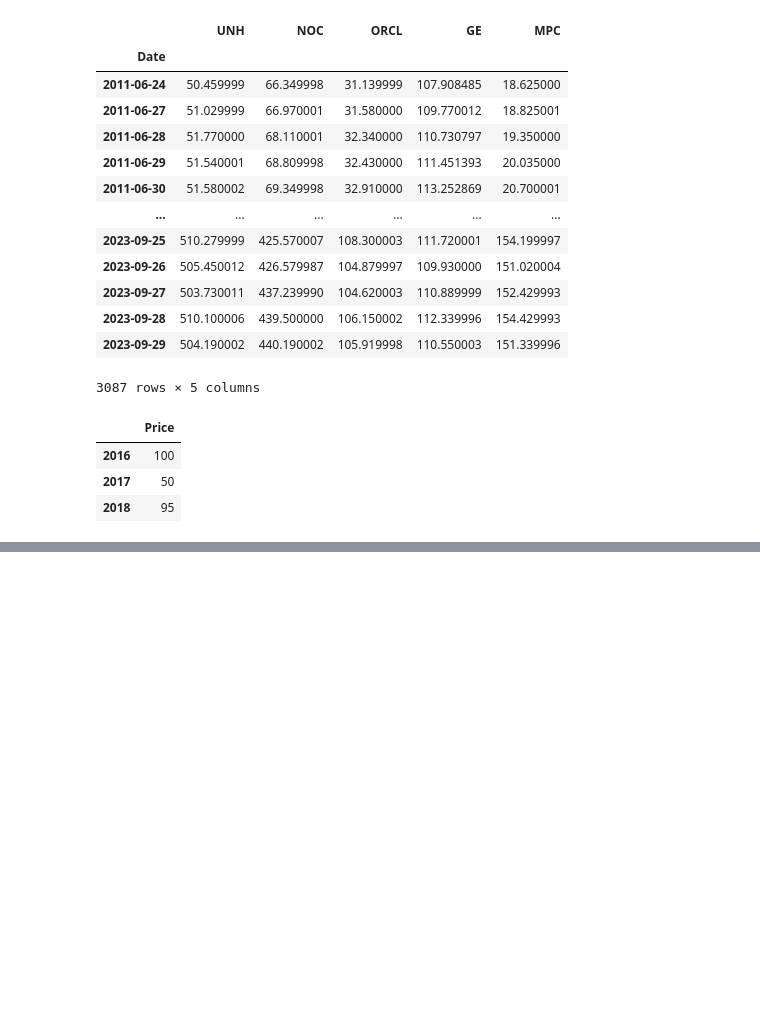
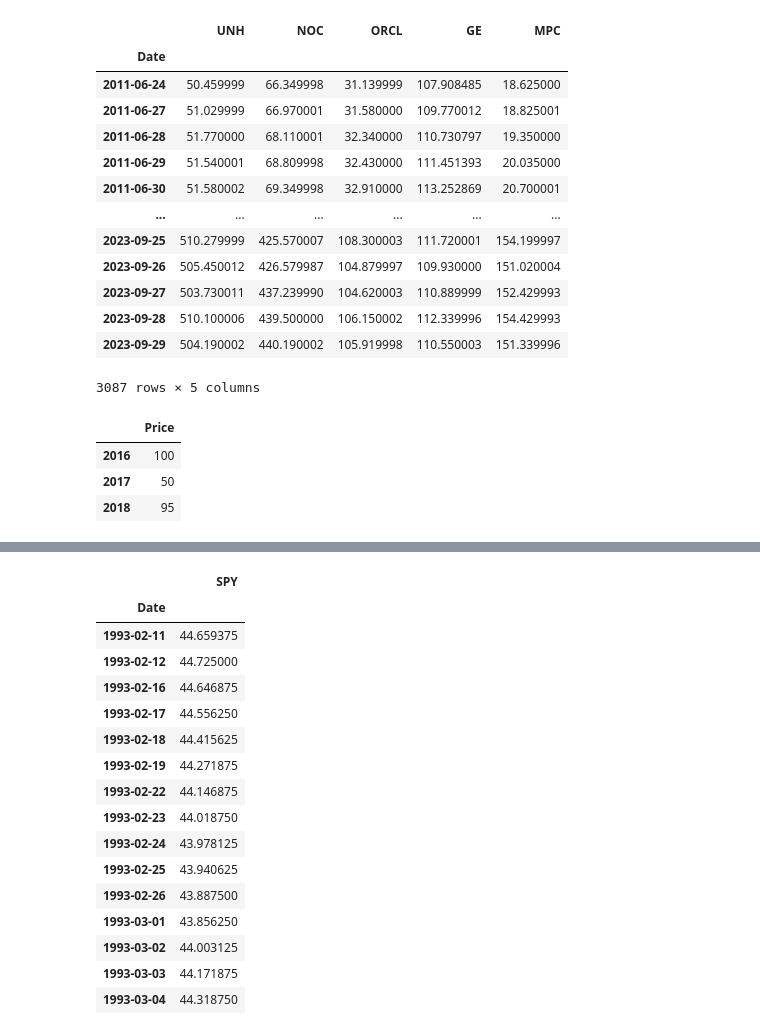
Before and after one commit to SouCode/RoboTrader, a Jupyter notebook: InMoneyTutorial2.ipynb, the cells around one changed output, grey strips where cells are left out. Drawn from its saved outputs; the diff is of its cells as text; code cells hidden in the pictures; blank space fills up the shorter version.

```diff
--- a/InMoneyTutorial2.ipynb
+++ b/InMoneyTutorial2.ipynb
@@ -248,0 +248,22 @@ plt.show()
+# %%
+spy_roll=spy.rolling(window=10)
+spy_roll=spy_roll.mean().dropna()
+spy_roll.head(15)
+# %% [output]
+|  | SPY |
+| Date |  |
+| 1993-02-11 | 44.659375 |
+| 1993-02-12 | 44.725000 |
+| 1993-02-16 | 44.646875 |
+| 1993-02-17 | 44.556250 |
+| 1993-02-18 | 44.415625 |
+| 1993-02-19 | 44.271875 |
+| 1993-02-22 | 44.146875 |
+| 1993-02-23 | 44.018750 |
+| 1993-02-24 | 43.978125 |
+| 1993-02-25 | 43.940625 |
+| 1993-02-26 | 43.887500 |
+| 1993-03-01 | 43.856250 |
+| 1993-03-02 | 44.003125 |
+| 1993-03-03 | 44.171875 |
+| 1993-03-04 | 44.318750 |
```
Also changed, not shown: parts of 22 cells of this notebook.
